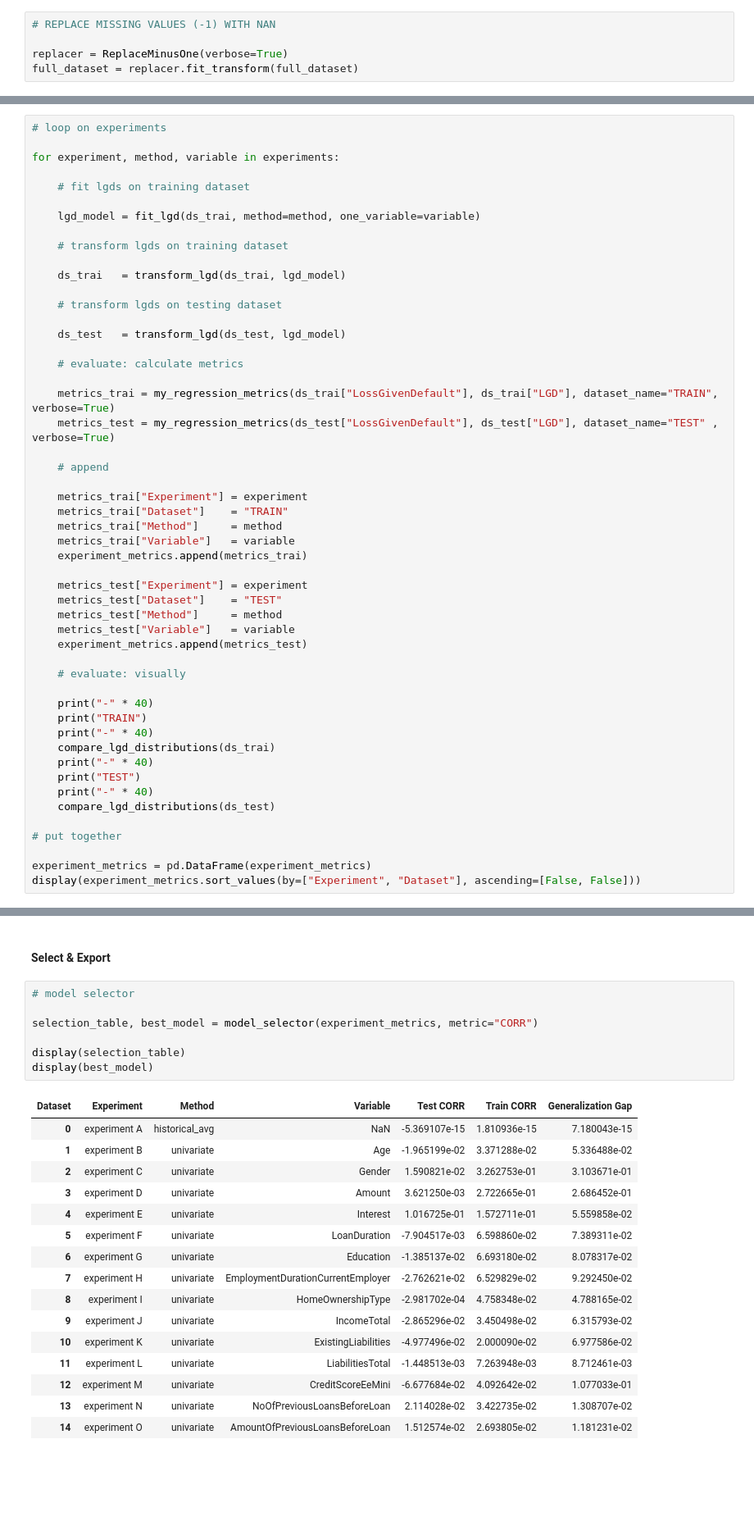
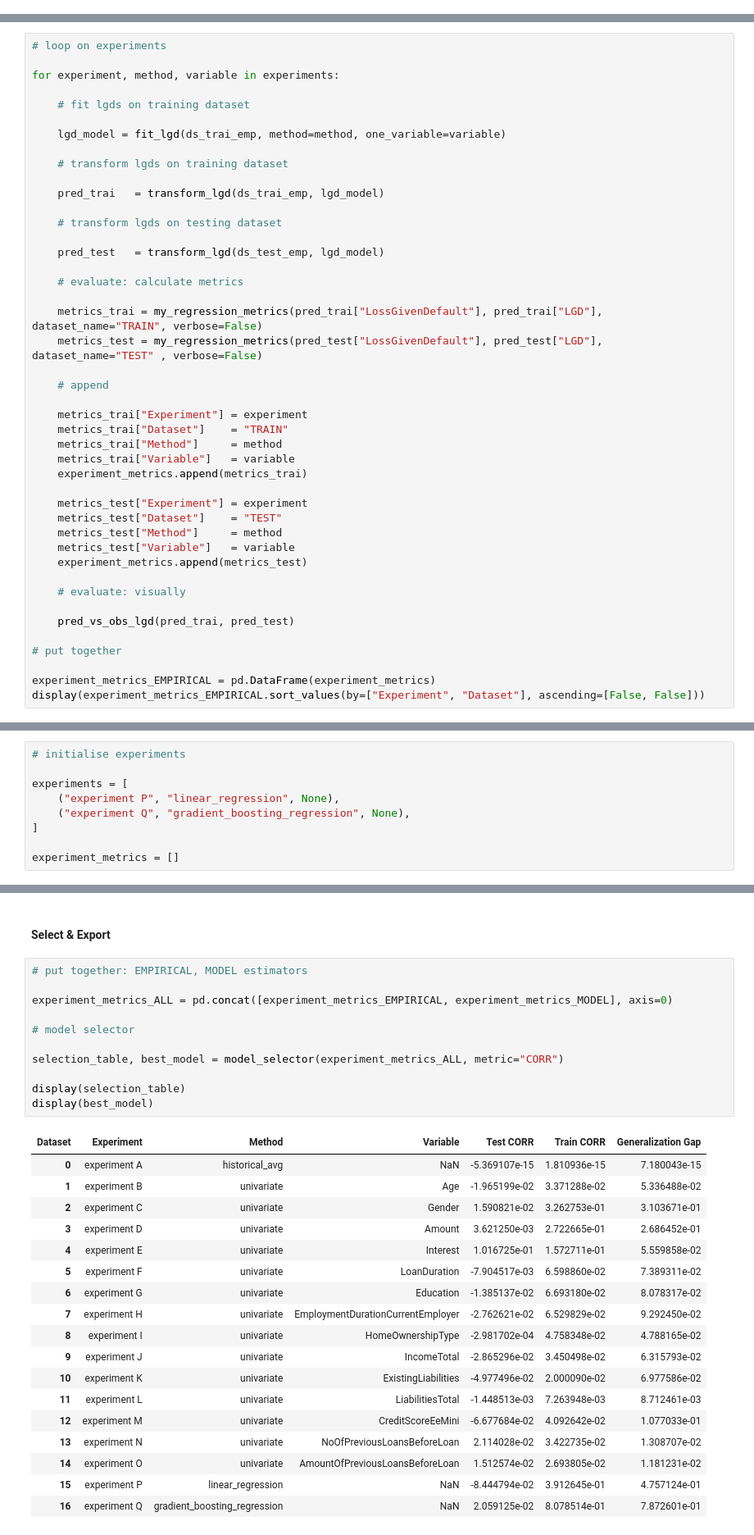
Before and after one commit to kostis2019/CREDIT-RISK-FRAMEWORK, a Jupyter notebook: notebooks/05_LGD_experimenting.ipynb, the cells around one changed output, grey strips where cells are left out. Shown at 82% size. Saved outputs shown, nothing was run; the diff lists cells and outputs as text; blank space fills up the shorter version.

```diff
--- a/notebooks/05_LGD_experimenting.ipynb
+++ b/notebooks/05_LGD_experimenting.ipynb
@@ -137,11 +221,6 @@ columns_to_use = [
 ]
 
 full_dataset = my_input_load(2019, 2020, columns_to_use=columns_to_use)
-# %%
-# REPLACE MISSING VALUES (-1) WITH NAN
-
-replacer = ReplaceMinusOne(verbose=True)
-full_dataset = replacer.fit_transform(full_dataset)
 # %%
 # CREATE def12 VARIABLE
 
@@ -397,20 +417,20 @@ for experiment, method, variable in experiments:
 
     # fit lgds on training dataset
 
-    lgd_model = fit_lgd(ds_trai, method=method, one_variable=variable)
+    lgd_model = fit_lgd(ds_trai_emp, method=method, one_variable=variable)
 
     # transform lgds on training dataset
 
-    ds_trai   = transform_lgd(ds_trai, lgd_model)
+    pred_trai   = transform_lgd(ds_trai_emp, lgd_model)
 
     # transform lgds on testing dataset
 
-    ds_test   = transform_lgd(ds_test, lgd_model)
+    pred_test   = transform_lgd(ds_test_emp, lgd_model)
 
     # evaluate: calculate metrics
 
-    metrics_trai = my_regression_metrics(ds_trai["LossGivenDefault"], ds_trai["LGD"], dataset_name="TRAIN", verbose=True)
-    metrics_test = my_regression_metrics(ds_test["LossGivenDefault"], ds_test["LGD"], dataset_name="TEST" , verbose=True)
+    metrics_trai = my_regression_metrics(pred_trai["LossGivenDefault"], pred_trai["LGD"], dataset_name="TRAIN", verbose=False)
+    metrics_test = my_regression_metrics(pred_test["LossGivenDefault"], pred_test["LGD"], dataset_name="TEST" , verbose=False)
 
     # append
 
@@ -428,18 +448,11 @@ for experiment, method, variable in experiments:
 
     # evaluate: visually
 
-    print("-" * 40)
-    print("TRAIN")
-    print("-" * 40)
-    compare_lgd_distributions(ds_trai)
-    print("-" * 40)
-    print("TEST")
-    print("-" * 40)
-    compare_lgd_distributions(ds_test)
+    pred_vs_obs_lgd(pred_trai, pred_test)
 
 # put together
 
-experiment_metrics = pd.DataFrame(experiment_metrics)
-display(experiment_metrics.sort_values(by=["Experiment", "Dataset"], ascending=[False, False]))
+experiment_metrics_EMPIRICAL = pd.DataFrame(experiment_metrics)
+display(experiment_metrics_EMPIRICAL.sort_values(by=["Experiment", "Dataset"], ascending=[False, False]))
 # %% [output]
 LGD estimation method: historical_avg
@@ -514,0 +478,9 @@ TEST
+# %%
+# initialise experiments
+
+experiments = [
+    ("experiment P", "linear_regression", None),
+    ("experiment Q", "gradient_boosting_regression", None),
+]
+
+experiment_metrics = []
@@ -515,28 +573,34 @@ TEST
 # %% [markdown]
 #### Select & Export
 # %%
+# put together: EMPIRICAL, MODEL estimators
+
+experiment_metrics_ALL = pd.concat([experiment_metrics_EMPIRICAL, experiment_metrics_MODEL], axis=0)
+
 # model selector
 
-selection_table, best_model = model_selector(experiment_metrics, metric="CORR")
+selection_table, best_model = model_selector(experiment_metrics_ALL, metric="CORR")
 
 display(selection_table)
 display(best_model)
 # %% [output]
 | Dataset | Experiment | Method | Variable | Test CORR | Train CORR | Generalization Gap |
 | 0 | experiment A | historical_avg | NaN | -5.369107e-15 | 1.810936e-15 | 7.180043e-15 |
 | 1 | experiment B | univariate | Age | -1.965199e-02 | 3.371288e-02 | 5.336488e-02 |
 | 2 | experiment C | univariate | Gender | 1.590821e-02 | 3.262753e-01 | 3.103671e-01 |
 | 3 | experiment D | univariate | Amount | 3.621250e-03 | 2.722665e-01 | 2.686452e-01 |
 | 4 | experiment E | univariate | Interest | 1.016725e-01 | 1.572711e-01 | 5.559858e-02 |
 | 5 | experiment F | univariate | LoanDuration | -7.904517e-03 | 6.598860e-02 | 7.389311e-02 |
 | 6 | experiment G | univariate | Education | -1.385137e-02 | 6.693180e-02 | 8.078317e-02 |
 | 7 | experiment H | univariate | EmploymentDurationCurrentEmployer | -2.762621e-02 | 6.529829e-02 | 9.292450e-02 |
 | 8 | experiment I | univariate | HomeOwnershipType | -2.981702e-04 | 4.758348e-02 | 4.788165e-02 |
 | 9 | experiment J | univariate | IncomeTotal | -2.865296e-02 | 3.450498e-02 | 6.315793e-02 |
 | 10 | experiment K | univariate | ExistingLiabilities | -4.977496e-02 | 2.000090e-02 | 6.977586e-02 |
 | 11 | experiment L | univariate | LiabilitiesTotal | -1.448513e-03 | 7.263948e-03 | 8.712461e-03 |
 | 12 | experiment M | univariate | CreditScoreEeMini | -6.677684e-02 | 4.092642e-02 | 1.077033e-01 |
 | 13 | experiment N | univariate | NoOfPreviousLoansBeforeLoan | 2.114028e-02 | 3.422735e-02 | 1.308707e-02 |
 | 14 | experiment O | univariate | AmountOfPreviousLoansBeforeLoan | 1.512574e-02 | 2.693805e-02 | 1.181231e-02 |
+| 15 | experiment P | linear_regression | NaN | -8.444794e-02 | 3.912645e-01 | 4.757124e-01 |
+| 16 | experiment Q | gradient_boosting_regression | NaN | 2.059125e-02 | 8.078514e-01 | 7.872601e-01 |
 | Dataset | Experiment | Method | Variable | Test CORR | Train CORR | Generalization Gap |
 | 4 | experiment E | univariate | Interest | 0.101673 | 0.157271 | 0.055599 |
```
Also changed, not shown: parts of 23 cells of this notebook, 8 other files.
